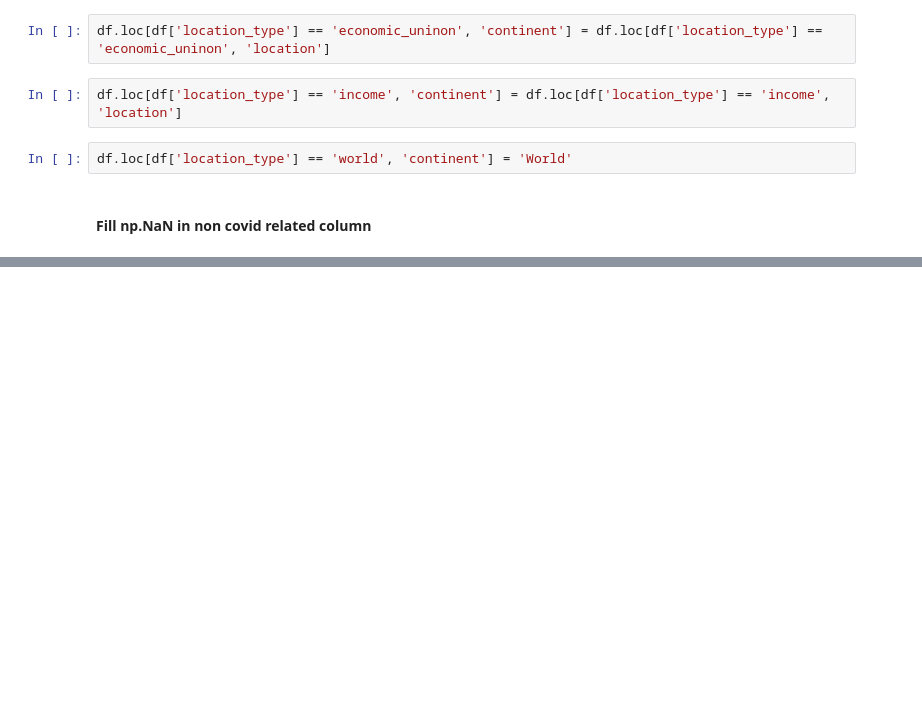
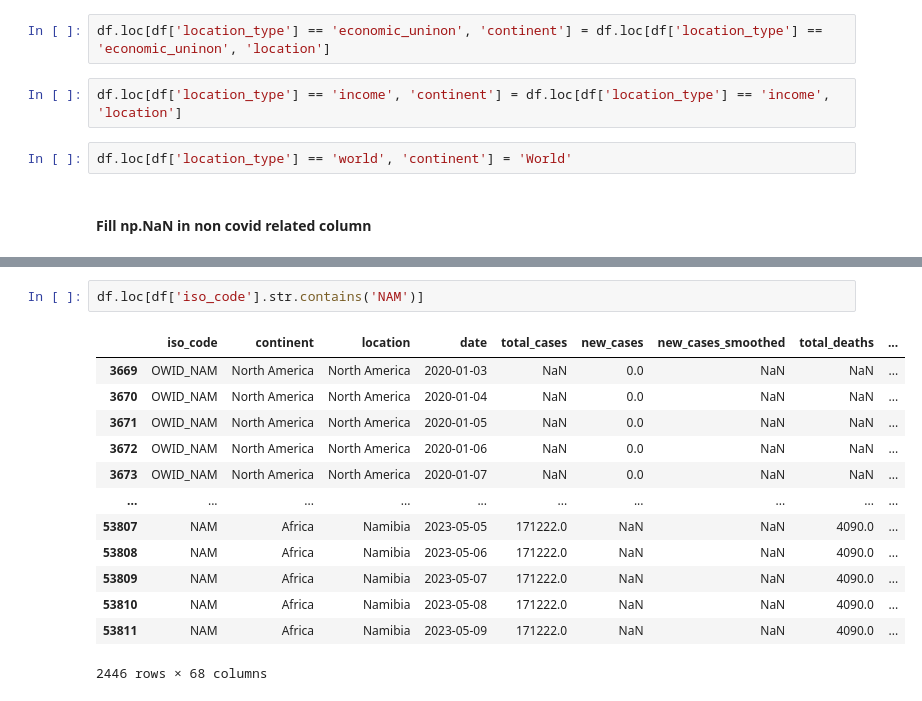
Before and after one commit to PaoloCarlevero/portfolio, a Jupyter notebook: dashboard/covid_vaccinations/DataExploration.ipynb, the cells around one changed output, grey strips where cells are left out. Drawn from its saved outputs; the diff is of its cells as text; blank space fills up the shorter version.

```diff
--- a/dashboard/covid_vaccinations/DataExploration.ipynb
+++ b/dashboard/covid_vaccinations/DataExploration.ipynb
@@ -342,0 +447,16 @@ dtype: int64
+# %%
+df.loc[df['iso_code'].str.contains('NAM')]
+# %% [output]
+|  | iso_code | continent | location | date | total_cases | new_cases | new_cases_smoothed | total_deaths | ... |
+| 3669 | OWID_NAM | North America | North America | 2020-01-03 | NaN | 0.0 | NaN | NaN | ... |
+| 3670 | OWID_NAM | North America | North America | 2020-01-04 | NaN | 0.0 | NaN | NaN | ... |
+| 3671 | OWID_NAM | North America | North America | 2020-01-05 | NaN | 0.0 | NaN | NaN | ... |
+| 3672 | OWID_NAM | North America | North America | 2020-01-06 | NaN | 0.0 | NaN | NaN | ... |
+| 3673 | OWID_NAM | North America | North America | 2020-01-07 | NaN | 0.0 | NaN | NaN | ... |
+| ... | ... | ... | ... | ... | ... | ... | ... | ... | ... |
+| 53807 | NAM | Africa | Namibia | 2023-05-05 | 171222.0 | NaN | NaN | 4090.0 | ... |
+| 53808 | NAM | Africa | Namibia | 2023-05-06 | 171222.0 | NaN | NaN | 4090.0 | ... |
+| 53809 | NAM | Africa | Namibia | 2023-05-07 | 171222.0 | NaN | NaN | 4090.0 | ... |
+| 53810 | NAM | Africa | Namibia | 2023-05-08 | 171222.0 | NaN | NaN | 4090.0 | ... |
+| 53811 | NAM | Africa | Namibia | 2023-05-09 | 171222.0 | NaN | NaN | 4090.0 | ... |
+2446 rows × 68 columns
```
Also changed, not shown: parts of 28 cells of this notebook, 6 other files.
